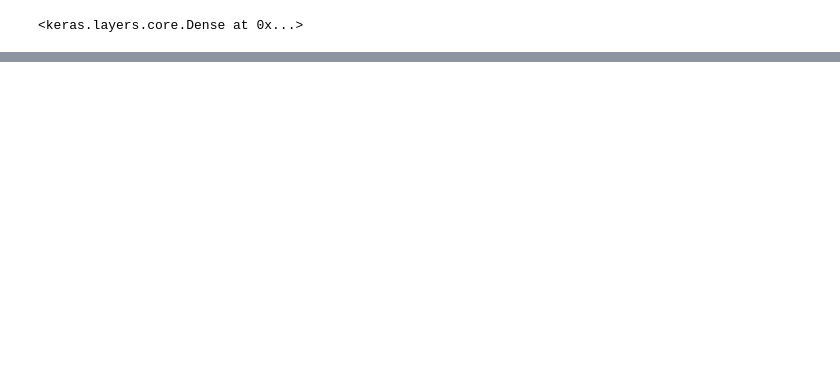
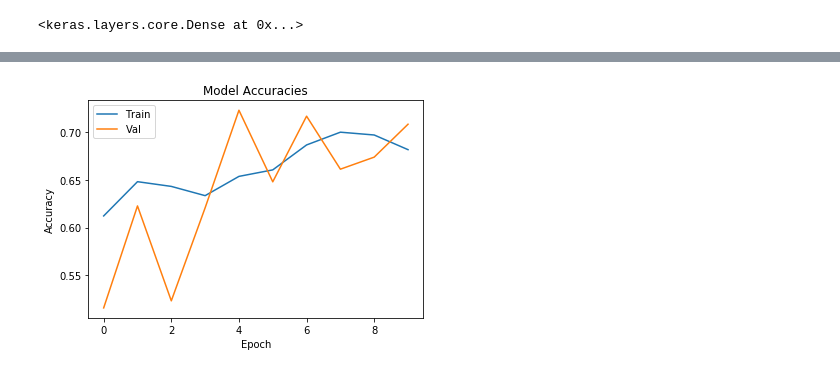
Before and after one commit to mattthelee/ChestXRadiologist, a Jupyter notebook: MDL-Notebook.ipynb, the cells around one changed output, grey strips where cells are left out. Cells and saved outputs as stored; diff of their text form; code cells hidden in the pictures; blank space fills up the shorter version.

Commit message:
adding dynamic weight save naming and graph saving, acheived 72% val acc on pneumonia, architecture 10

```diff
--- a/MDL-Notebook.ipynb
+++ b/MDL-Notebook.ipynb
@@ -180,7 +180,7 @@ def paths_to_tensor_channel_last_3colour(img_paths, inputSize):
 inputSize = (224,224)
 
 sample_size =20000 # 30k is the memory limit for the server
-targetColumn = [8]
+targetColumn = [14]
 colName = trainDf.columns.tolist()[targetColumn[0]]
 print(f"This model will be targetting {colName} column")
 
@@ -365,14 +370,15 @@ ________________________________________________________________________________
 # %%
 checkpoint2 = ModelCheckpoint(weightsFilePath2, monitor='val_acc', verbose=1, save_best_only=True, mode='max')
 image_gen = ImageDataGenerator(
-    rotation_range=15,
-    width_shift_range=.15,
-    height_shift_range=.15)
+    rotation_range=5,
+    width_shift_range=.5,
+    height_shift_range=.5)
 #numberimage_gen.fit(x_train3Channel, augment=True)
 
 batch_size = 16
+epochs = 10
 #history2 = model2.fit(x_train3Channel,y_train, epochs = 10, batch_size=128,  validation_data=(x_val3Channel, y_val), callbacks=[checkpoint2])
-history2 = model2.fit_generator(image_gen.flow(x_train3Channel, y_train, batch_size=batch_size),steps_per_epoch=len(x_train3Channel) / batch_size,  epochs = 10, validation_data=(x_val3Channel, y_val), callbacks=[checkpoint2])
+history2 = model2.fit_generator(image_gen.flow(x_train3Channel, y_train, batch_size=batch_size),steps_per_epoch=len(x_train3Channel) / batch_size,  epochs = epochs, validation_data=(x_val3Channel, y_val), callbacks=[checkpoint2])
 model2.load_weights(weightsFilePath2)
 # %% [output]
 Epoch 1/10
@@ -397,9 +401,13 @@ RuntimeError: Unable to flush file's cached information (file write failed: time
 # %%
 # Plot the history of this model
 plt.plot(history2.history['acc'])
 plt.plot(history2.history['val_acc'])
 plt.title('Model Accuracies')
 plt.xlabel('Epoch')
 plt.ylabel('Accuracy')
 plt.legend(['Train', 'Val'])
+plt.savefig(f"Architecture10-{epochs}epochs-{colName}")
+model2.save_weights(f"Architecture10-{epochs}epochs-{colName}.hdf5")
 plt.show()
+# %% [output]
+[figure, added]
```
Also changed, not shown: parts of 4 cells of this notebook.
